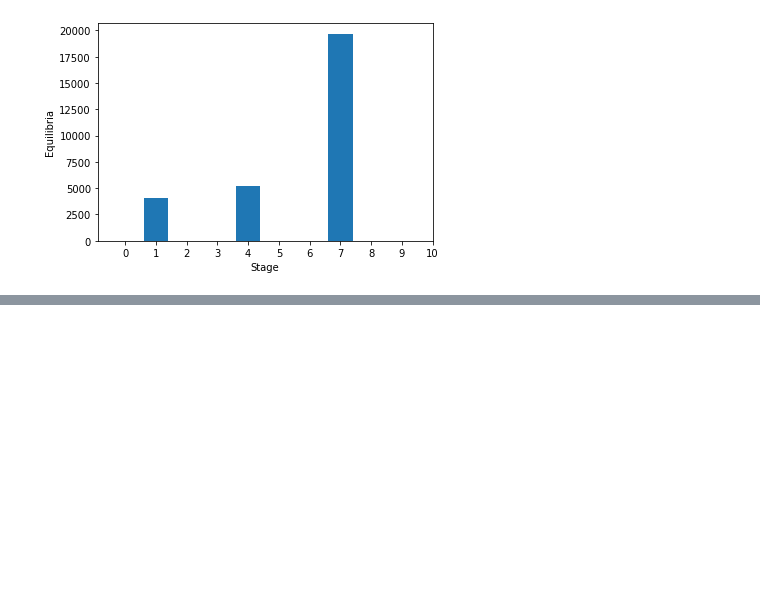
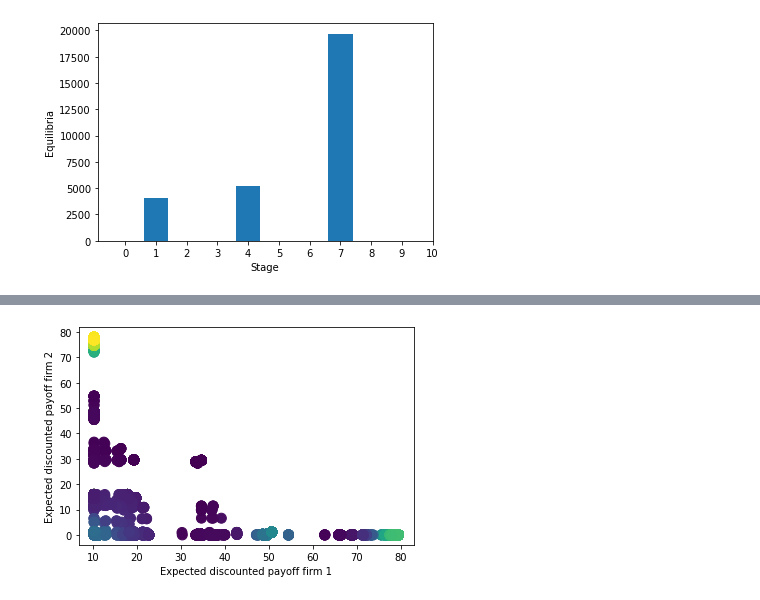
Before and after one commit to JonathanIsaksen/Dynamic-Programming-Leapfrogging, a Jupyter notebook: Solve.ipynb, the cells around one changed output, grey strips where cells are left out. Cells and saved outputs as stored; diff of their text form; code cells hidden in the pictures; blank space fills up the shorter version.

```diff
--- a/Solve.ipynb
+++ b/Solve.ipynb
@@ -166,0 +182,13 @@ plt.show()
+# %%
+
+# Calculate the point density game 2
+xy = np.vstack([V2[:,0],V2[:,1]])
+z = gaussian_kde(xy)(xy)
+
+fig, ax = plt.subplots()
+ax.scatter(V2[:,0], V2[:,1], c=z, s=100)
+ax.set_ylabel('Expected discounted payoff firm 2')
+ax.set_xlabel('Expected discounted payoff firm 1')
+plt.show()
+# %% [output]
+[figure, added]
```
Also changed, not shown: parts of 4 cells of this notebook, 2 other files.
